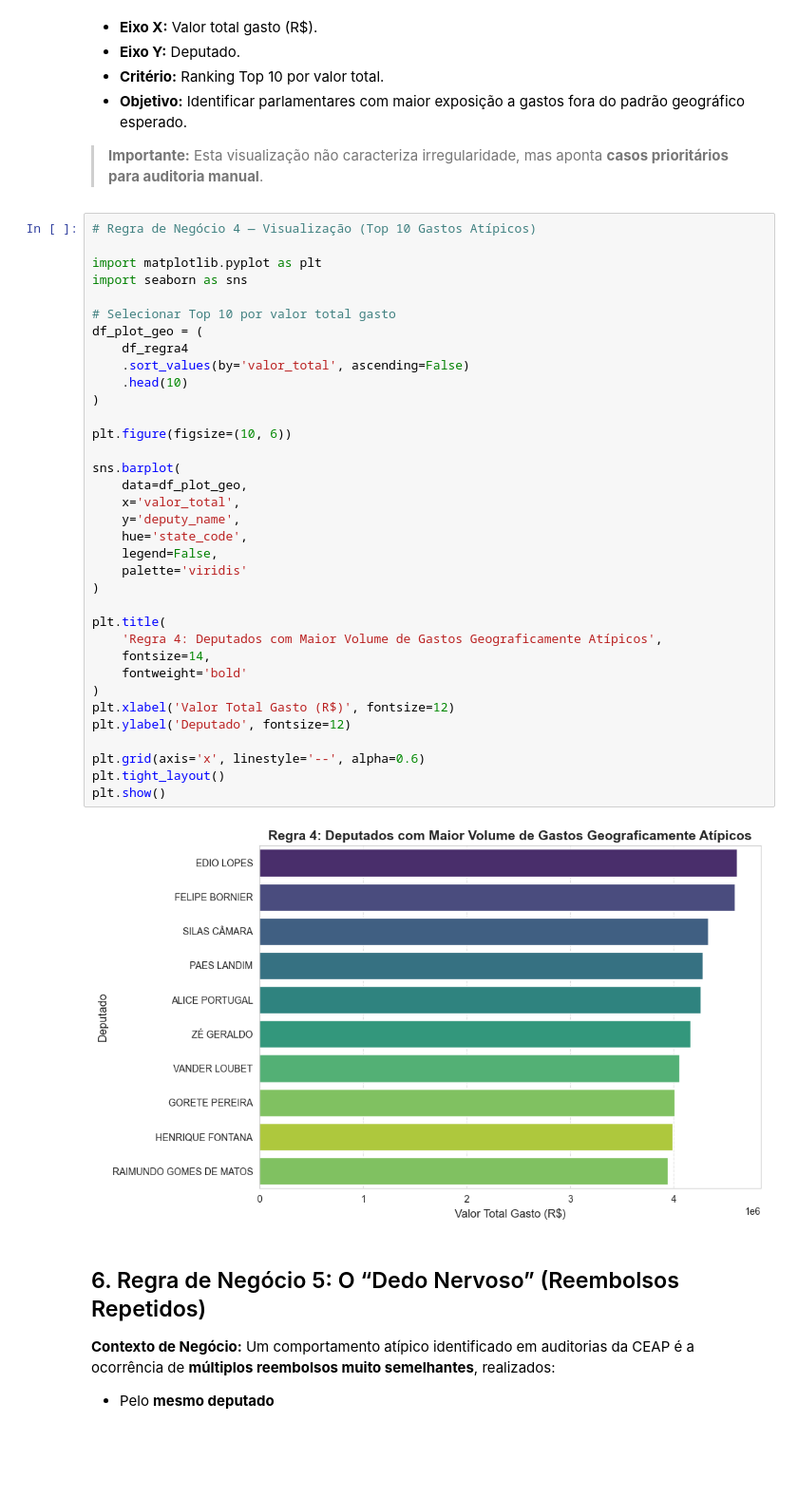
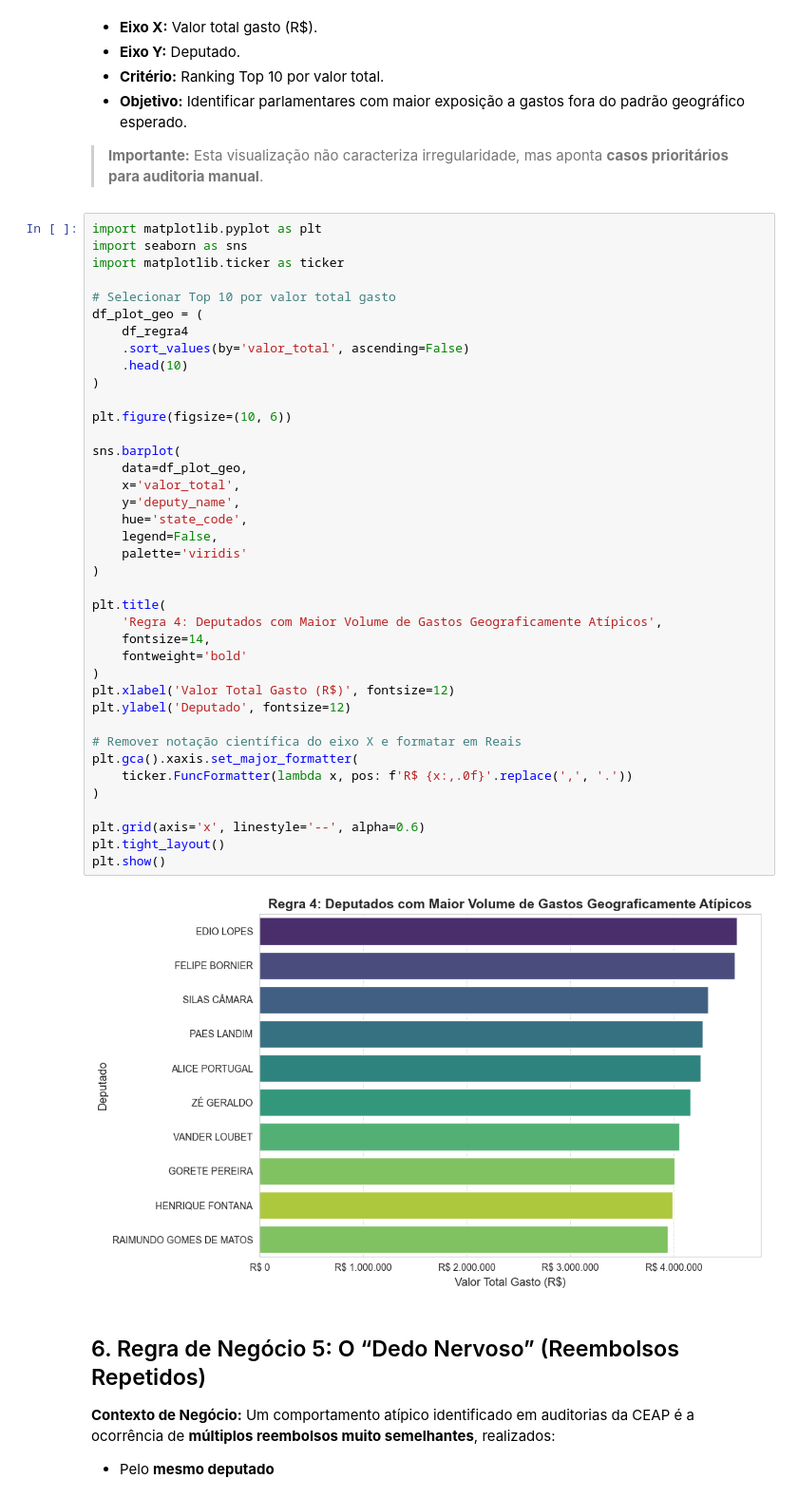
Before and after one commit to zlimaz/ceap-data-warehouse, a Jupyter notebook: data layer/silver/analytcs.ipynb, the cells around one changed output. Shown at 95% size. Cells and saved outputs as stored; diff of their text form; blank space fills up the shorter version.

Commit message:
atualização da regra 4 e 5

```diff
--- a/data layer/silver/analytcs.ipynb
+++ b/data layer/silver/analytcs.ipynb
@@ -570,42 +570,46 @@ associadas a padrões geográficos atípicos.
 > **Importante:** Esta visualização não caracteriza irregularidade,
 mas aponta **casos prioritários para auditoria manual**.
 # %%
-# Regra de Negócio 4 — Visualização (Top 10 Gastos Atípicos)
-
 import matplotlib.pyplot as plt
 import seaborn as sns
+import matplotlib.ticker as ticker
 
 # Selecionar Top 10 por valor total gasto
 df_plot_geo = (
     df_regra4
     .sort_values(by='valor_total', ascending=False)
     .head(10)
 )
 
 plt.figure(figsize=(10, 6))
 
 sns.barplot(
     data=df_plot_geo,
     x='valor_total',
     y='deputy_name',
     hue='state_code',
     legend=False,
     palette='viridis'
 )
 
 plt.title(
     'Regra 4: Deputados com Maior Volume de Gastos Geograficamente Atípicos',
     fontsize=14,
     fontweight='bold'
 )
 plt.xlabel('Valor Total Gasto (R$)', fontsize=12)
 plt.ylabel('Deputado', fontsize=12)
 
+# Remover notação científica do eixo X e formatar em Reais
+plt.gca().xaxis.set_major_formatter(
+    ticker.FuncFormatter(lambda x, pos: f'R$ {x:,.0f}'.replace(',', '.'))
+)
+
 plt.grid(axis='x', linestyle='--', alpha=0.6)
 plt.tight_layout()
 plt.show()
 # %% [output]
-[figure, old version]
+[figure, new version]
 # %% [markdown]
 ## 6. Regra de Negócio 5: O “Dedo Nervoso” (Reembolsos Repetidos)
 
```
Also changed, not shown: parts of 3 cells of this notebook.
